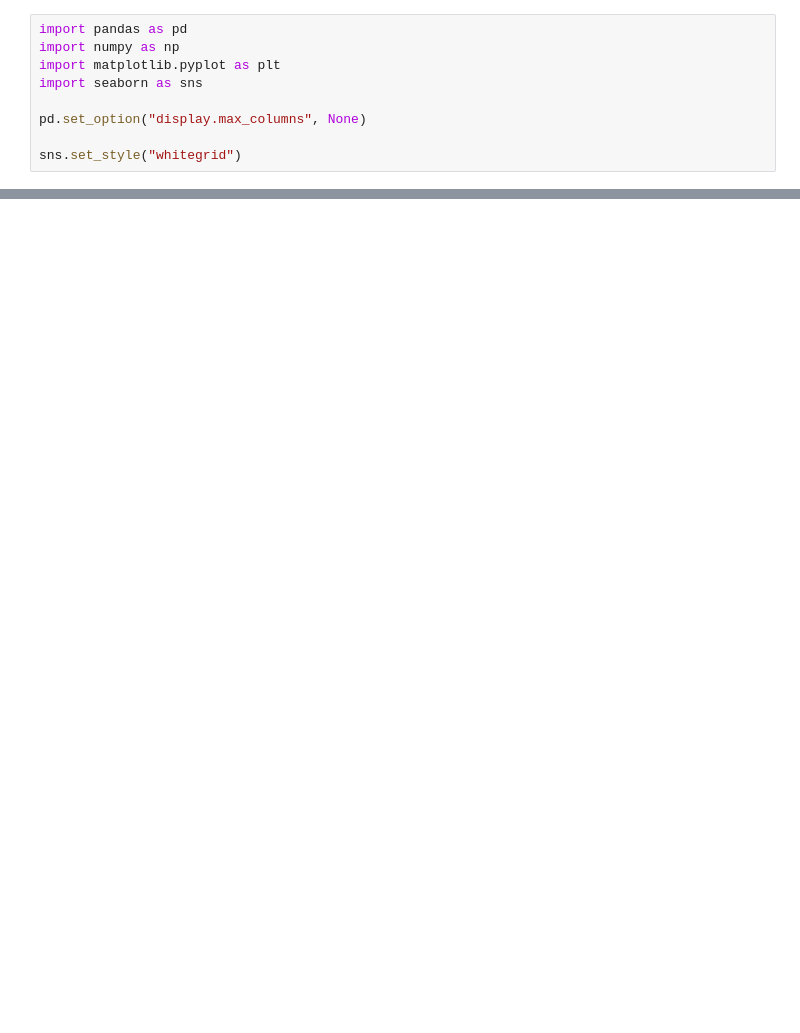
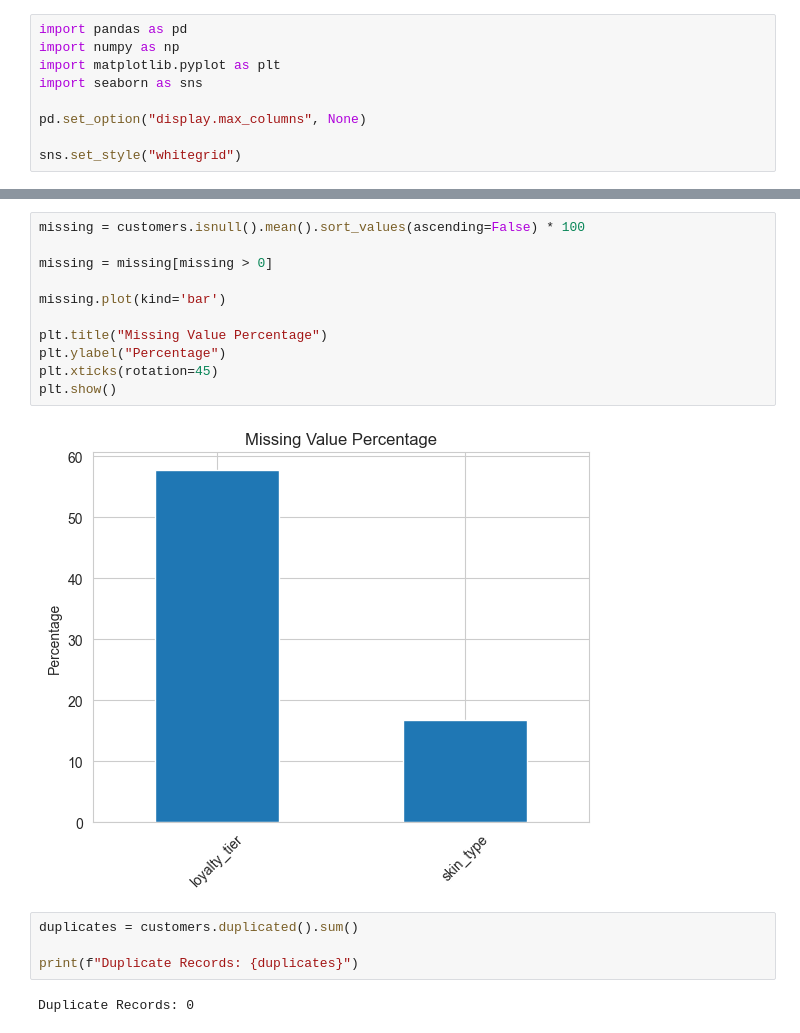
Before and after one commit to ppandey1234/d2c-churn-eda, a Jupyter notebook: eda_audit.ipynb, the cells around one changed output, grey strips where cells are left out. Saved outputs shown, nothing was run; the diff lists cells and outputs as text; blank space fills up the shorter version.

```diff
--- a/eda_audit.ipynb
+++ b/eda_audit.ipynb
@@ -331 +345,20 @@ plt.show()
 [figure]
+# %%
+missing = customers.isnull().mean().sort_values(ascending=False) * 100
+
+missing = missing[missing > 0]
+
+missing.plot(kind='bar')
+
+plt.title("Missing Value Percentage")
+plt.ylabel("Percentage")
+plt.xticks(rotation=45)
+plt.show()
+# %% [output]
+[figure, added]
+# %%
+duplicates = customers.duplicated().sum()
+
+print(f"Duplicate Records: {duplicates}")
+# %% [output]
+Duplicate Records: 0
```
Also changed, not shown: parts of 33 cells of this notebook, 1 other file.
